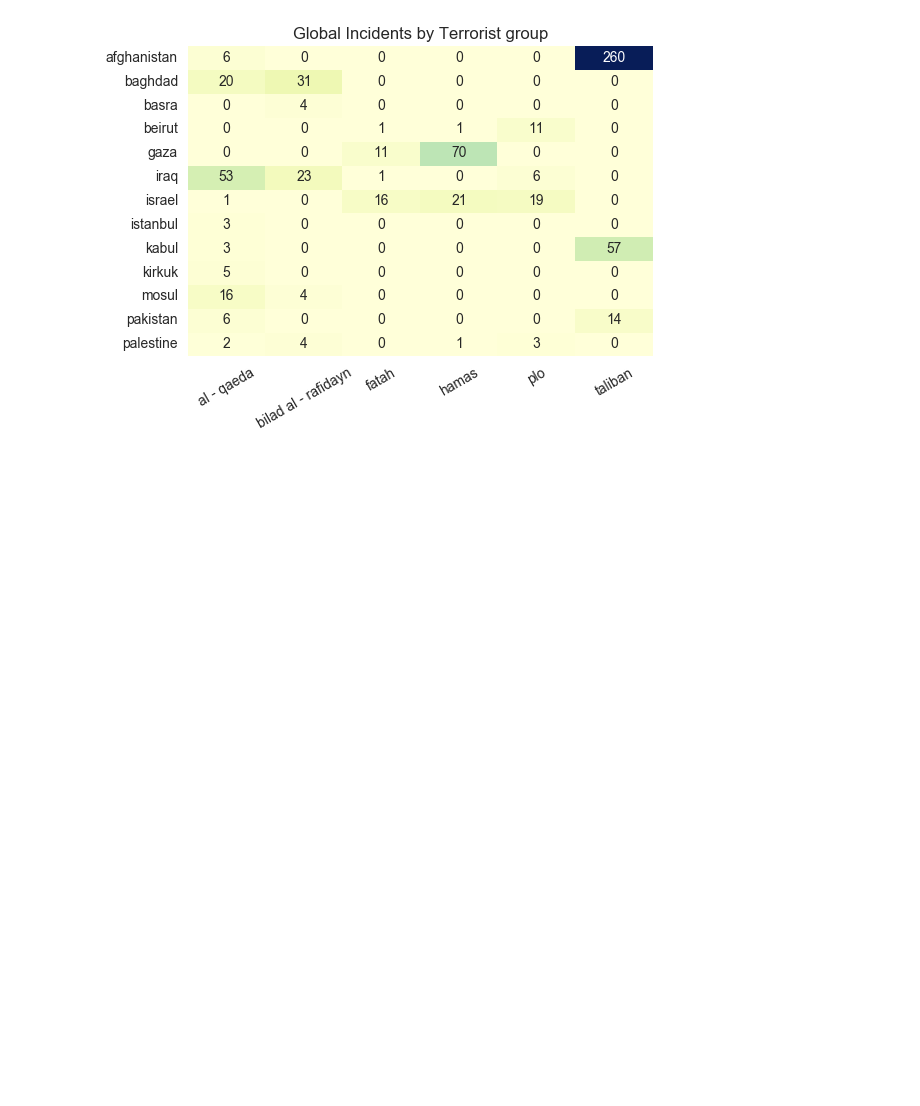
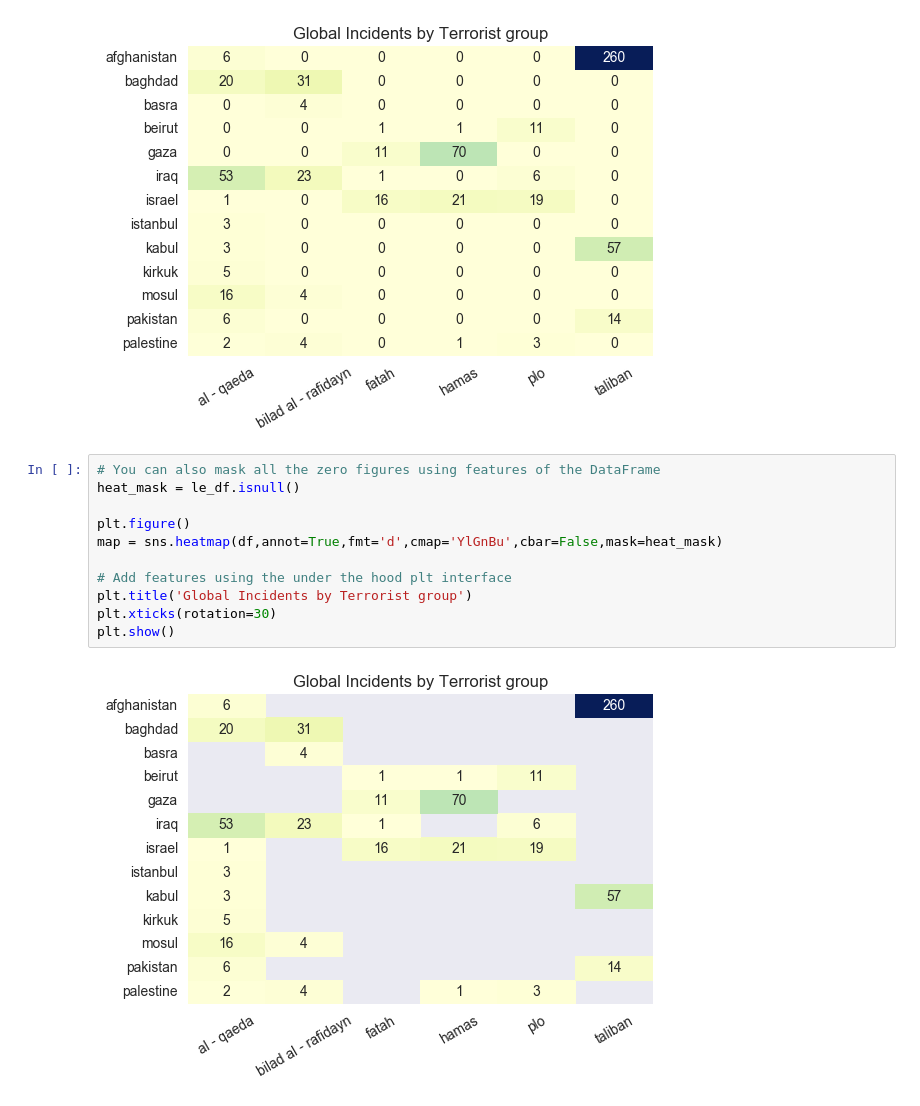
Before and after one commit to cytora/pycon-nlp-in-10-lines, a Jupyter notebook: 02_rand_dataset.ipynb, the cells around one changed output. Saved outputs shown, nothing was run; the diff lists cells and outputs as text; blank space fills up the shorter version.

Commit message:
Add mask heatmap option to tutorial

```diff
--- a/02_rand_dataset.ipynb
+++ b/02_rand_dataset.ipynb
@@ -113,3 +108,16 @@ plt.xticks(rotation=30)
 plt.show()
 # %% [output]
 [figure]
+# %%
+# You can also mask all the zero figures using features of the DataFrame
+heat_mask = le_df.isnull()
+
+plt.figure()
+map = sns.heatmap(df,annot=True,fmt='d',cmap='YlGnBu',cbar=False,mask=heat_mask)
+
+# Add features using the under the hood plt interface
+plt.title('Global Incidents by Terrorist group')
+plt.xticks(rotation=30)
+plt.show()
+# %% [output]
+[figure, added]
```
Also changed, not shown: parts of 2 cells of this notebook.
